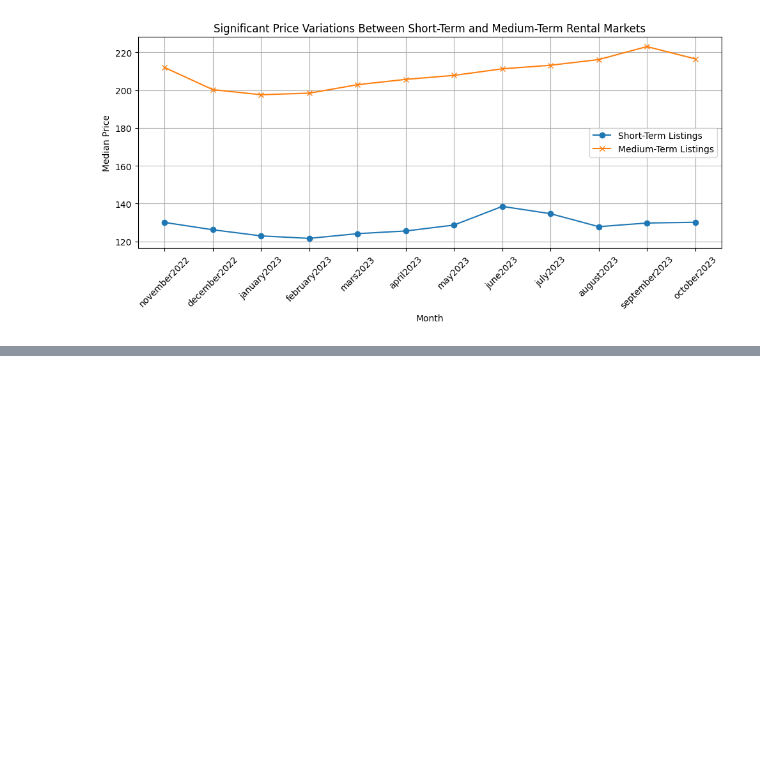
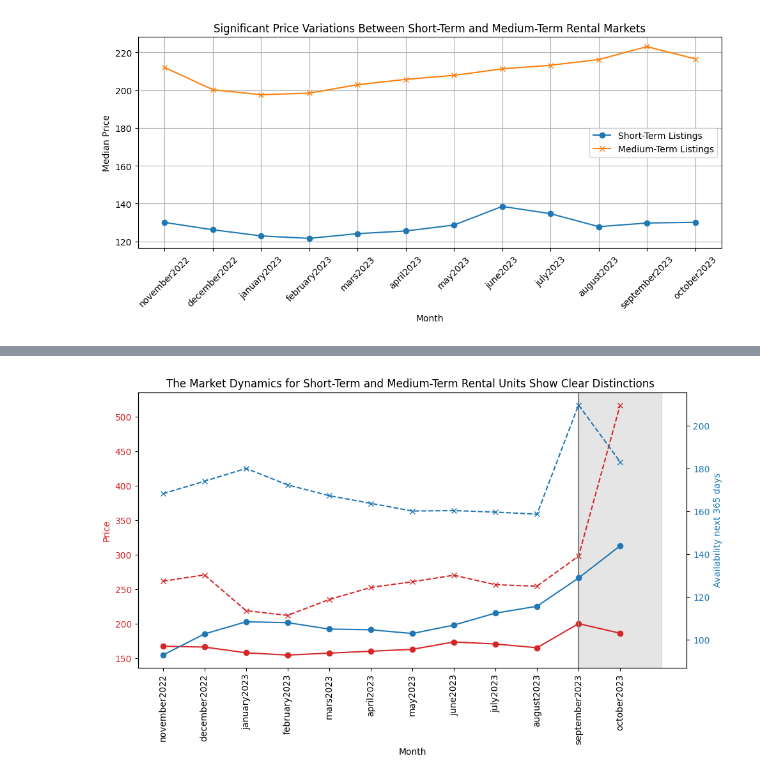
Before and after one commit to heidiwiest/tdt4259-main, a Jupyter notebook: plots/price_evolution.ipynb, the cells around one changed output, grey strips where cells are left out. Drawn from its saved outputs; the diff is of its cells as text; code cells hidden in the pictures; blank space fills up the shorter version.

Commit message:
plots

```diff
--- a/plots/price_evolution.ipynb
+++ b/plots/price_evolution.ipynb
@@ -137,0 +138,66 @@ plt.show()
+# %%
+# Placeholder for the mean values
+mean_values = {
+    'month': [],
+    'train_price_mean': [],
+    'test_price_mean': [],
+    'train_availability_mean': [],
+    'test_availability_mean': []
+}
+
+# Calculate the mean values for each month and for both sets of IDs
+for month, df in dataframes.items():
+    train_df = df[df['minimum_nights']==30]
+    test_df = df[df['minimum_nights']<=10]
+
+    mean_values['month'].append(month)
+    mean_values['train_price_mean'].append(train_df['price'].mean())
+    mean_values['test_price_mean'].append(test_df['price'].mean())
+    mean_values['train_availability_mean'].append(train_df['availability_365'].mean())
+    mean_values['test_availability_mean'].append(test_df['availability_365'].mean())
+
+# Create a DataFrame from the mean values
+mean_df = pd.DataFrame(mean_values)
+
+# Plotting
+fig, ax1 = plt.subplots(figsize=(10, 6))
+
+color = 'tab:red'
+# Assuming `ax` is your AxesSubplot object from plt.subplots()
+#ax1.set_xticklabels(ax1.get_xticklabels(), rotation=90)
+
+ax1.set_xlabel('Month')
+ax1.set_ylabel('Price', color=color)
+ax1.plot(mean_df['month'], mean_df['train_price_mean'], color=color, marker='o')
+ax1.plot(mean_df['month'], mean_df['test_price_mean'], color=color, linestyle='--', marker='x')
+ax1.tick_params(axis='y', labelcolor=color)
+#ax1.legend(loc='upper left')
+
+ax2 = ax1.twinx()  # instantiate a second axes that shares the same x-axis
+
+color = 'tab:blue'
+ax2.set_ylabel('Availability next 365 days', color=color)  # we already handled the x-label with ax1
+ax2.plot(mean_df['month'], mean_df['train_availability_mean'], color=color, marker='o')
+ax2.plot(mean_df['month'], mean_df['test_availability_mean'], color=color, linestyle='--', marker='x')
+ax2.tick_params(axis='y', labelcolor=color)
+#ax2.legend(loc='upper right')
+
+# The second last label has the index length of the list minus 2
+x_position = len(months) - 2
+
+# Draw a vertical line (vline) at the second last x-axis label index
+ax1.axvline(x=x_position, color='grey', linestyle='-')
+
+# Fill the area to the right of the vertical line with grey color
+# The end position is set to the length of the months list, assuming
+# you have one label per month and they are equally spaced.
+ax1.axvspan(x_position, len(months), color='grey', alpha=0.2)
+
+# Assuming 'months' is your x-axis data and 'ax' is your AxesSubplot object
+ax1.set_xticklabels(months, rotation=90)
+
+fig.tight_layout()  # otherwise the right y-label is slightly clipped
+plt.title('The Market Dynamics for Short-Term and Medium-Term Rental Units Show Clear Distinctions ')
+plt.show()
+# %% [output]
+[figure, added]
```
Also changed, not shown: parts of 1 cell of this notebook.
